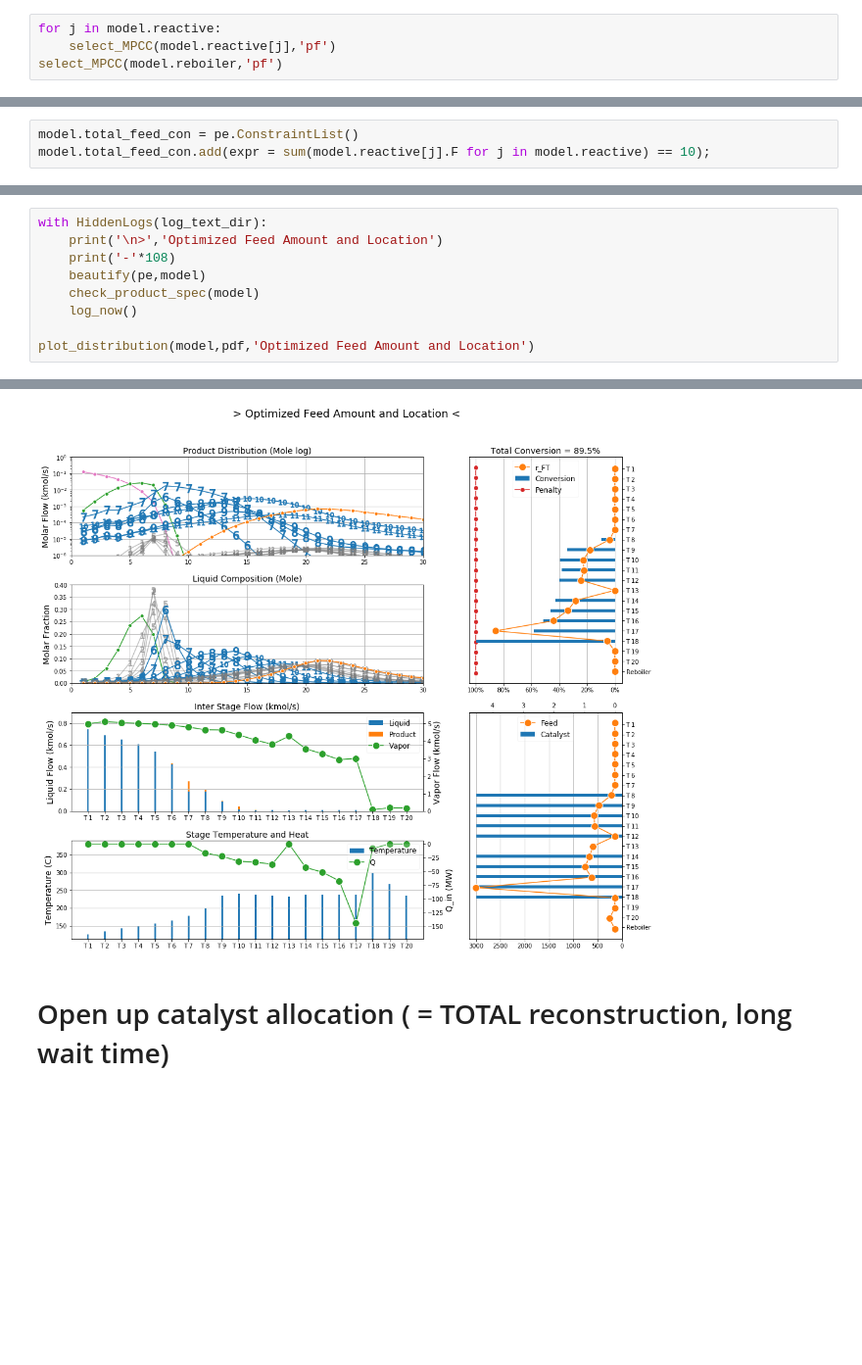
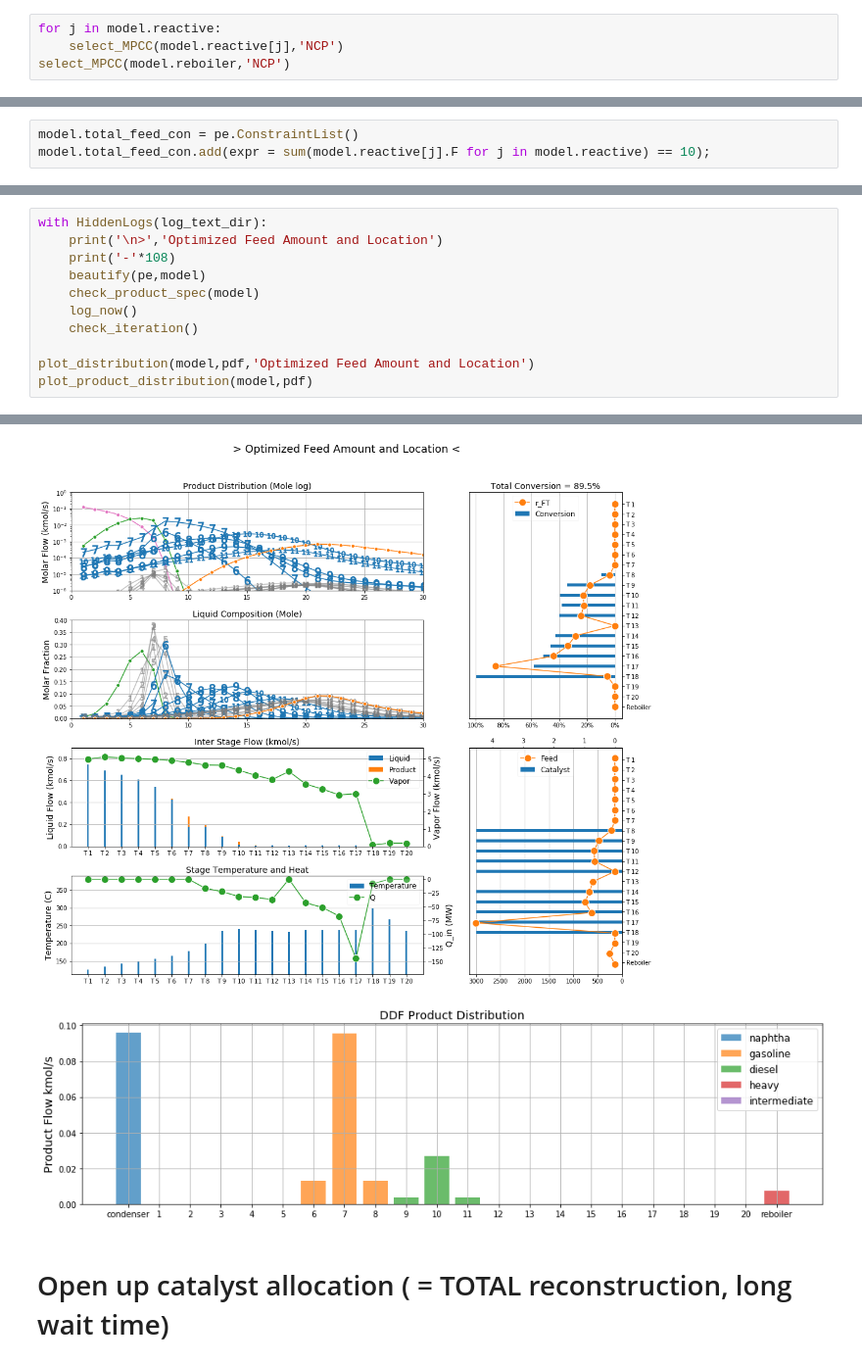
Before and after one commit to naienh/FT-Reactive-Distillation-Pyomo, a Jupyter notebook: showcase/3rd_level/Optimization_Product_Tray_flow_based_DDF.ipynb, the cells around one changed output, grey strips where cells are left out. Shown at 98% size. Drawn from its saved outputs; the diff is of its cells as text; blank space fills up the shorter version.

```diff
--- a/showcase/3rd_level/Optimization_Product_Tray_flow_based_DDF.ipynb
+++ b/showcase/3rd_level/Optimization_Product_Tray_flow_based_DDF.ipynb
@@ -49,6 +49,6 @@ with open('./log/model/stage_20_pf.pickle','rb') as f:
     model = dill.load(f)
 # %%
 for j in model.reactive:
-    select_MPCC(model.reactive[j],'pf')
-select_MPCC(model.reboiler,'pf')
+    select_MPCC(model.reactive[j],'NCP')
+select_MPCC(model.reboiler,'NCP')
 # %% [output]
@@ -388,8 +384,10 @@ with HiddenLogs(log_text_dir):
     beautify(pe,model)
     check_product_spec(model)
     log_now()
+    check_iteration()
 
 plot_distribution(model,pdf,'Optimized Feed Amount and Location')
+plot_product_distribution(model,pdf)
 # %% [output]
 > Optimized Feed Amount and Location
 ------------------------------------------------------------------------------------------------------------
@@ -411,4 +409,5 @@ Total time:   0:02:21
-[figure, old version]
+[figure, new version]
+[figure, added]
 # %% [markdown]
 # Open up catalyst allocation ( = TOTAL reconstruction, long wait time)
 # %%
```
Also changed, not shown: parts of 23 cells of this notebook, 9 other files.
